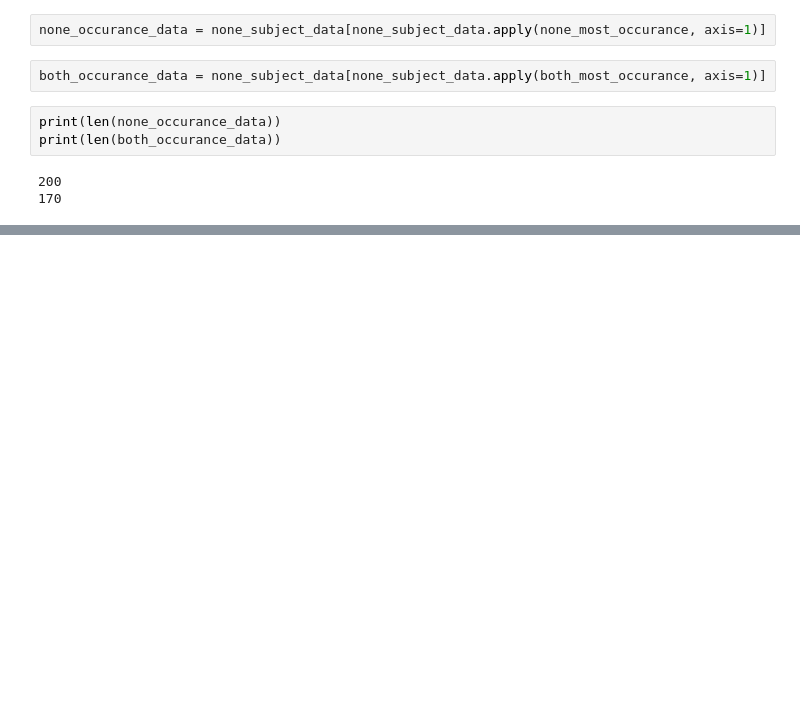
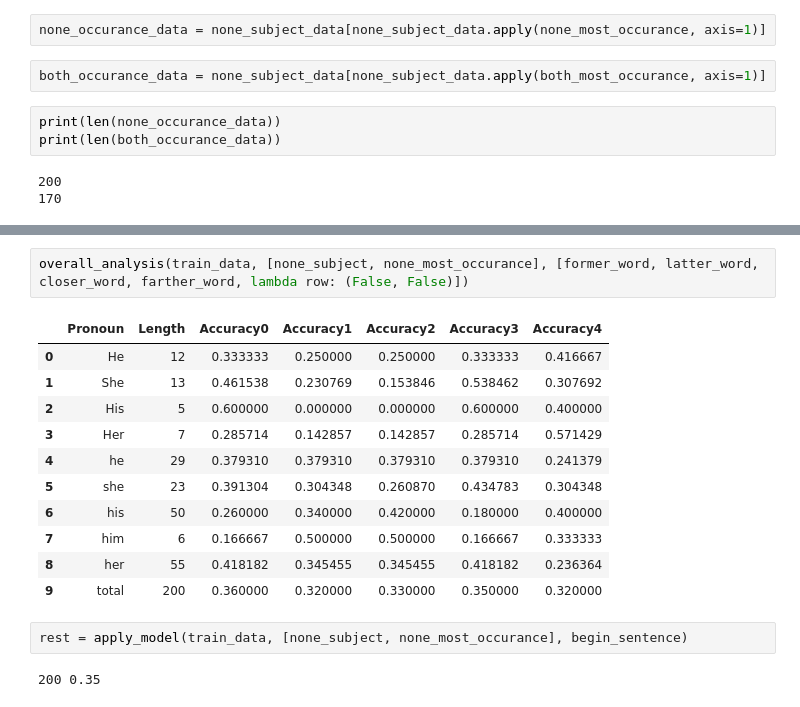
Before and after one commit to Kohgeonho/NLP_HW3_gap_coreference, a Jupyter notebook: gap-coreference/CS372_HW3_code_20160025.ipynb, the cells around one changed output, grey strips where cells are left out. Saved outputs shown, nothing was run; the diff lists cells and outputs as text; blank space fills up the shorter version.

```diff
--- a/gap-coreference/CS372_HW3_code_20160025.ipynb
+++ b/gap-coreference/CS372_HW3_code_20160025.ipynb
@@ -731,0 +822,18 @@ development-1253 Isomgosiono, ``Queen Anne'', 1703 Treaty Signer for Pan NA Fede
+# %%
+overall_analysis(train_data, [none_subject, none_most_occurance], [former_word, latter_word, closer_word, farther_word, lambda row: (False, False)])
+# %% [output]
+|  | Pronoun | Length | Accuracy0 | Accuracy1 | Accuracy2 | Accuracy3 | Accuracy4 |
+| 0 | He | 12 | 0.333333 | 0.250000 | 0.250000 | 0.333333 | 0.416667 |
+| 1 | She | 13 | 0.461538 | 0.230769 | 0.153846 | 0.538462 | 0.307692 |
+| 2 | His | 5 | 0.600000 | 0.000000 | 0.000000 | 0.600000 | 0.400000 |
+| 3 | Her | 7 | 0.285714 | 0.142857 | 0.142857 | 0.285714 | 0.571429 |
+| 4 | he | 29 | 0.379310 | 0.379310 | 0.379310 | 0.379310 | 0.241379 |
+| 5 | she | 23 | 0.391304 | 0.304348 | 0.260870 | 0.434783 | 0.304348 |
+| 6 | his | 50 | 0.260000 | 0.340000 | 0.420000 | 0.180000 | 0.400000 |
+| 7 | him | 6 | 0.166667 | 0.500000 | 0.500000 | 0.166667 | 0.333333 |
+| 8 | her | 55 | 0.418182 | 0.345455 | 0.345455 | 0.418182 | 0.236364 |
+| 9 | total | 200 | 0.360000 | 0.320000 | 0.330000 | 0.350000 | 0.320000 |
+# %%
+rest = apply_model(train_data, [none_subject, none_most_occurance], begin_sentence)
+# %% [output]
+200 0.35
```
Also changed, not shown: parts of 15 cells of this notebook, 1 other file.
